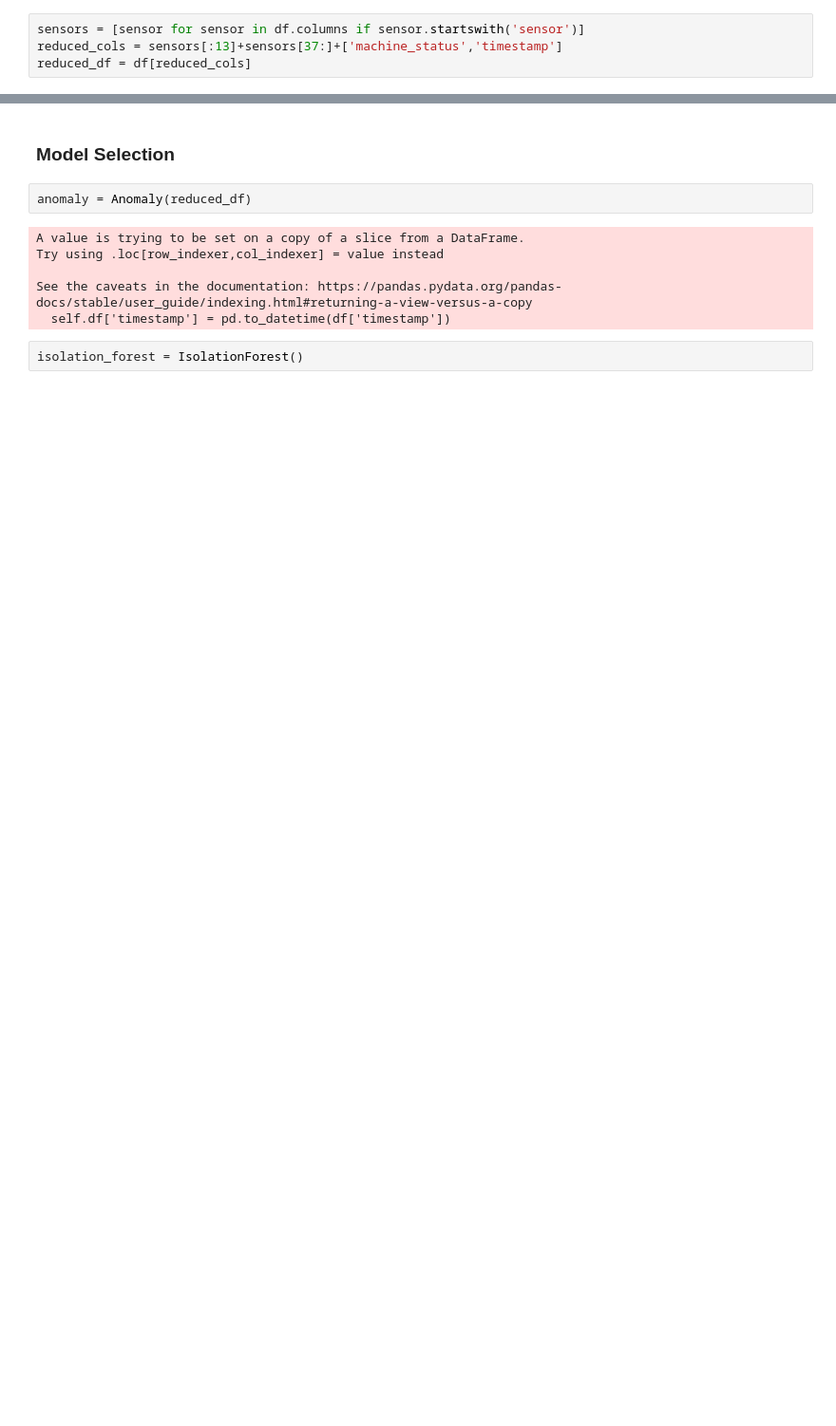
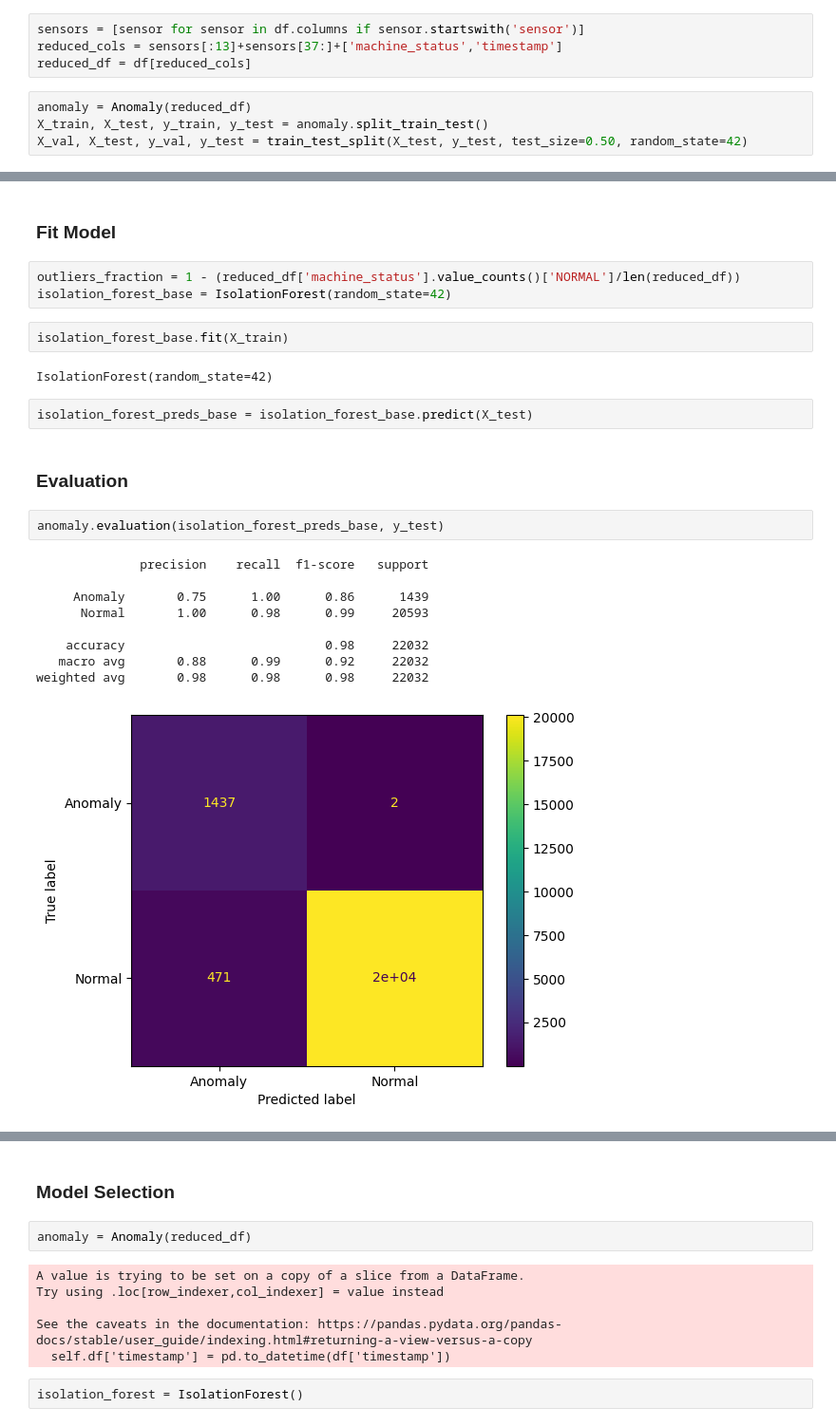
Before and after one commit to eshita53/Unsupervised-learning, a Jupyter notebook: Anomaly_detection/best-model.ipynb, the cells around one changed output, grey strips where cells are left out. Shown at 95% size. Drawn from its saved outputs; the diff is of its cells as text; blank space fills up the shorter version.

```diff
--- a/Anomaly_detection/best-model.ipynb
+++ b/Anomaly_detection/best-model.ipynb
@@ -18,3 +26,7 @@ df_origin = df.copy()
 sensors = [sensor for sensor in df.columns if sensor.startswith('sensor')]
 reduced_cols = sensors[:13]+sensors[37:]+['machine_status','timestamp']
 reduced_df = df[reduced_cols]
+# %%
+anomaly = Anomaly(reduced_df)
+X_train, X_test, y_train, y_test = anomaly.split_train_test()
+X_val, X_test, y_val, y_test = train_test_split(X_test, y_test, test_size=0.50, random_state=42)
@@ -20,0 +41,25 @@ reduced_df = df[reduced_cols]
+# %% [markdown]
+### Fit Model
+# %%
+outliers_fraction = 1 - (reduced_df['machine_status'].value_counts()['NORMAL']/len(reduced_df))
+isolation_forest_base = IsolationForest(random_state=42)
+# %%
+isolation_forest_base.fit(X_train)
+# %% [output]
+IsolationForest(random_state=42)
+# %%
+isolation_forest_preds_base = isolation_forest_base.predict(X_test)
+# %% [markdown]
+### Evaluation
+# %%
+anomaly.evaluation(isolation_forest_preds_base, y_test)
+# %% [output]
+              precision    recall  f1-score   support
+
+     Anomaly       0.75      1.00      0.86      1439
+      Normal       1.00      0.98      0.99     20593
+
+    accuracy                           0.98     22032
+   macro avg       0.88      0.99      0.92     22032
+weighted avg       0.98      0.98      0.98     22032
+[figure, added]
```
Also changed, not shown: parts of 22 cells of this notebook, 3 other files.
